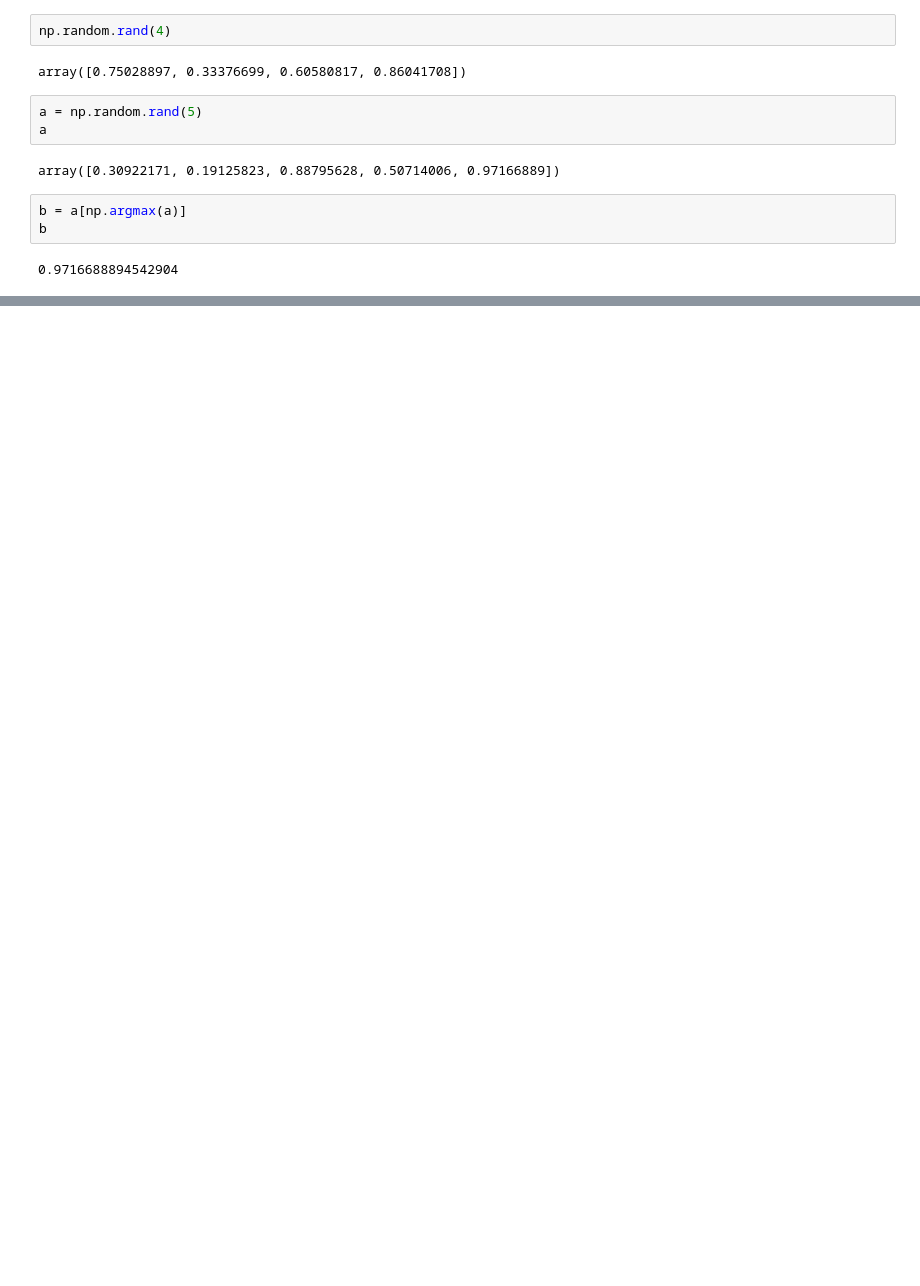
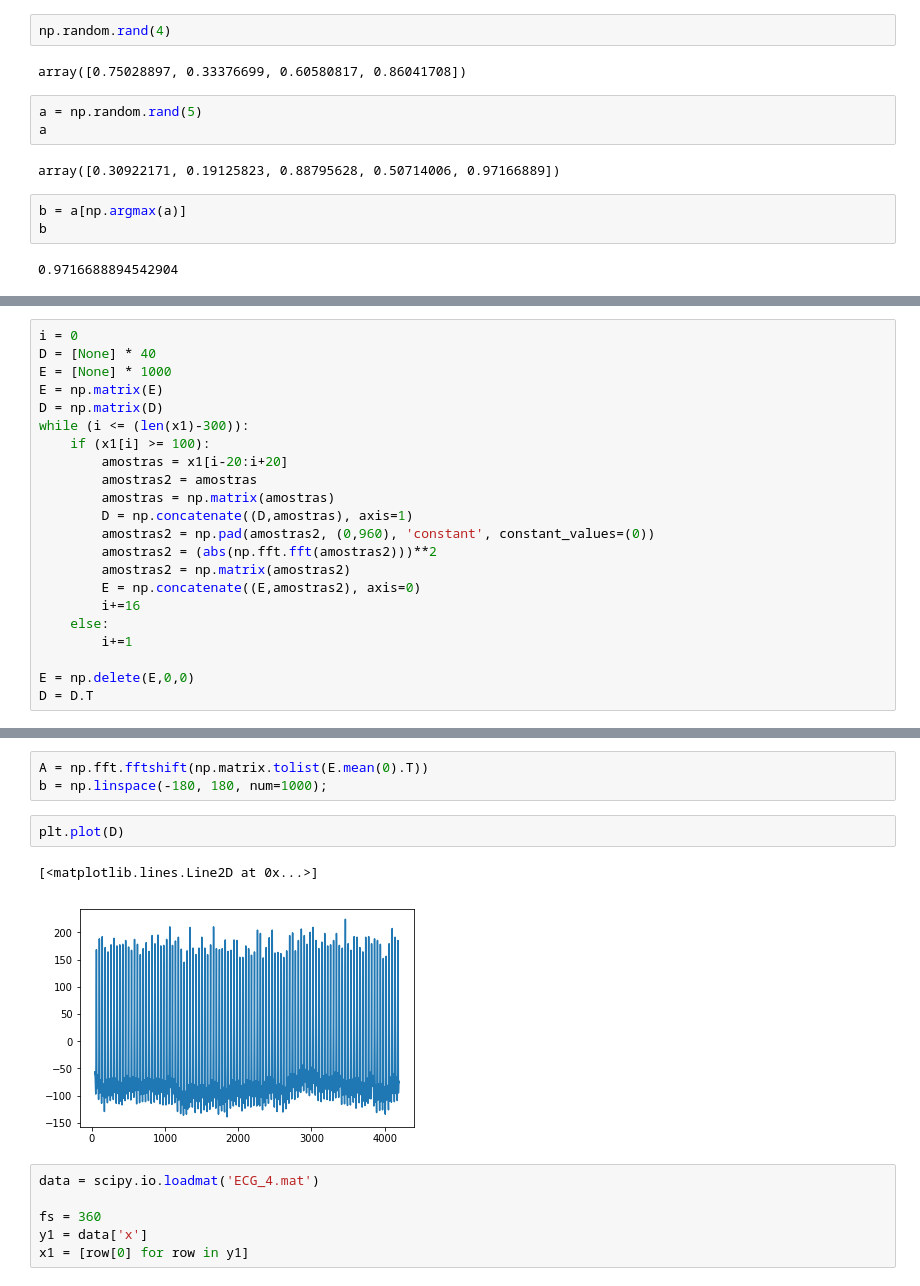
Before and after one commit to Gabrielzaraki/PSB_2018, a Jupyter notebook: Rascunho.ipynb, the cells around one changed output, grey strips where cells are left out. Drawn from its saved outputs; the diff is of its cells as text; blank space fills up the shorter version.

```diff
--- a/Rascunho.ipynb
+++ b/Rascunho.ipynb
@@ -59,0 +122,22 @@ b
+# %%
+i = 0
+D = [None] * 40
+E = [None] * 1000
+E = np.matrix(E)
+D = np.matrix(D)
+while (i <= (len(x1)-300)):
+    if (x1[i] >= 100):
+        amostras = x1[i-20:i+20]
+        amostras2 = amostras
+        amostras = np.matrix(amostras)
+        D = np.concatenate((D,amostras), axis=1)
+        amostras2 = np.pad(amostras2, (0,960), 'constant', constant_values=(0))
+        amostras2 = (abs(np.fft.fft(amostras2)))**2
+        amostras2 = np.matrix(amostras2)
+        E = np.concatenate((E,amostras2), axis=0)
+        i+=16
+    else:
+        i+=1
+
+E = np.delete(E,0,0)
+D = D.T
@@ -59,0 +148,14 @@ b
+# %%
+A = np.fft.fftshift(np.matrix.tolist(E.mean(0).T))
+b = np.linspace(-180, 180, num=1000);
+# %%
+plt.plot(D)
+# %% [output]
+[<matplotlib.lines.Line2D at 0x...>]
+[figure, added]
+# %%
+data = scipy.io.loadmat('ECG_4.mat')
+
+fs = 360
+y1 = data['x']
+x1 = [row[0] for row in y1]
```
Also changed, not shown: parts of 16 cells of this notebook, 6 other files.
